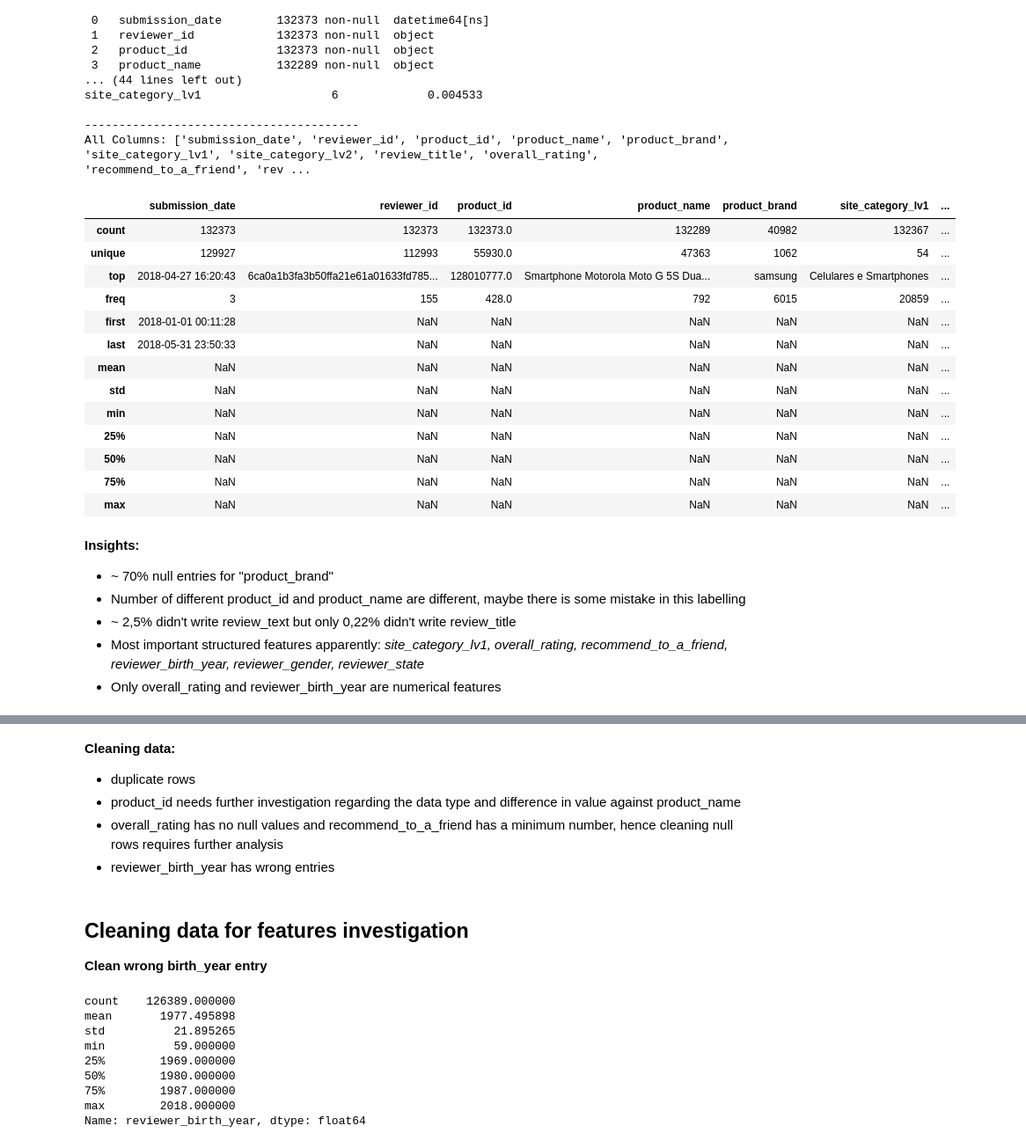
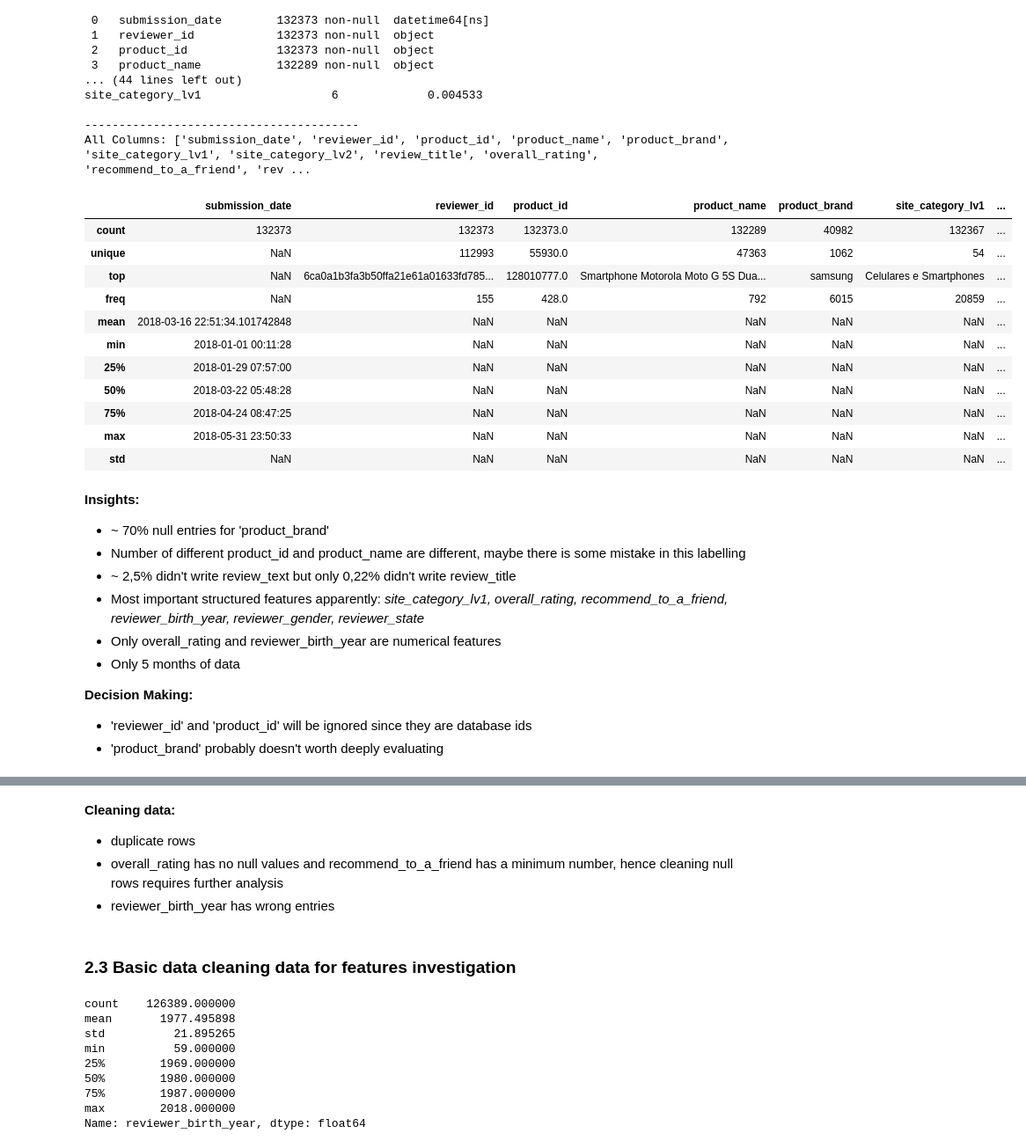
Before and after one commit to gabrielhazeredo/nlp-test-neoway, a Jupyter notebook: analysis/notebooks/data_analysis.ipynb, the cells around one changed output, grey strips where cells are left out. Shown at 88% size. Cells and saved outputs as stored; diff of their text form; code cells hidden in the pictures.

```diff
--- a/analysis/notebooks/data_analysis.ipynb
+++ b/analysis/notebooks/data_analysis.ipynb
@@ -87,29 +90,32 @@ site_category_lv1                   6             0.004533
 ----------------------------------------
 All Columns: ['submission_date', 'reviewer_id', 'product_id', 'product_name', 'product_brand', 'site_category_lv1', 'site_category_lv2', 'review_title', 'overall_rating', 'recommend_to_a_friend', 'rev ...
 # %%
-df.describe(include='all')
+df.describe(include='all', datetime_is_numeric=True)
 # %% [output]
 |  | submission_date | reviewer_id | product_id | product_name | product_brand | site_category_lv1 | ... |
 | count | 132373 | 132373 | 132373.0 | 132289 | 40982 | 132367 | ... |
-| unique | 129927 | 112993 | 55930.0 | 47363 | 1062 | 54 | ... |
-| top | 2018-04-27 16:20:43 | 6ca0a1b3fa3b50ffa21e61a01633fd785... | 128010777.0 | Smartphone Motorola Moto G 5S Dua... | samsung | Celulares e Smartphones | ... |
-| freq | 3 | 155 | 428.0 | 792 | 6015 | 20859 | ... |
-| first | 2018-01-01 00:11:28 | NaN | NaN | NaN | NaN | NaN | ... |
-| last | 2018-05-31 23:50:33 | NaN | NaN | NaN | NaN | NaN | ... |
-| mean | NaN | NaN | NaN | NaN | NaN | NaN | ... |
+| unique | NaN | 112993 | 55930.0 | 47363 | 1062 | 54 | ... |
+| top | NaN | 6ca0a1b3fa3b50ffa21e61a01633fd785... | 128010777.0 | Smartphone Motorola Moto G 5S Dua... | samsung | Celulares e Smartphones | ... |
+| freq | NaN | 155 | 428.0 | 792 | 6015 | 20859 | ... |
+| mean | 2018-03-16 22:51:34.101742848 | NaN | NaN | NaN | NaN | NaN | ... |
+| min | 2018-01-01 00:11:28 | NaN | NaN | NaN | NaN | NaN | ... |
+| 25% | 2018-01-29 07:57:00 | NaN | NaN | NaN | NaN | NaN | ... |
+| 50% | 2018-03-22 05:48:28 | NaN | NaN | NaN | NaN | NaN | ... |
+| 75% | 2018-04-24 08:47:25 | NaN | NaN | NaN | NaN | NaN | ... |
+| max | 2018-05-31 23:50:33 | NaN | NaN | NaN | NaN | NaN | ... |
 | std | NaN | NaN | NaN | NaN | NaN | NaN | ... |
-| min | NaN | NaN | NaN | NaN | NaN | NaN | ... |
-| 25% | NaN | NaN | NaN | NaN | NaN | NaN | ... |
-| 50% | NaN | NaN | NaN | NaN | NaN | NaN | ... |
-| 75% | NaN | NaN | NaN | NaN | NaN | NaN | ... |
-| max | NaN | NaN | NaN | NaN | NaN | NaN | ... |
 # %% [markdown]
 **Insights:**
-- ~ 70% null entries for "product_brand"
+- ~ 70% null entries for 'product_brand'
 - Number of different product_id and product_name are different, maybe there is some mistake in this labelling
 - ~ 2,5% didn't write review_text but only 0,22% didn't write review_title
 - Most important structured features apparently: *site_category_lv1, overall_rating, recommend_to_a_friend, reviewer_birth_year, reviewer_gender, reviewer_state*
 - Only overall_rating and reviewer_birth_year are numerical features
+- Only 5 months of data
+
+**Decision Making:**
+- 'reviewer_id' and 'product_id' will be ignored since they are database ids
+- 'product_brand' probably doesn't worth deeply evaluating
 # %%
 profile = ProfileReport(df, title="Pandas Profiling Report")
 profile
@@ -118,13 +124,10 @@ profile
 # %% [markdown]
 **Cleaning data:**
 - duplicate rows
-- product_id needs further investigation regarding the data type and difference in value against product_name
 - overall_rating has no null values and recommend_to_a_friend has a minimum number, hence cleaning null rows requires further analysis
 - reviewer_birth_year has wrong entries
 # %% [markdown]
-## Cleaning data for features investigation
-
-**Clean wrong birth_year entry**
+### 2.3 Basic data cleaning data for features investigation
 # %%
 df_features = df.copy()
 df_features.reviewer_birth_year.describe()
```
Also changed, not shown: parts of 54 cells of this notebook.
